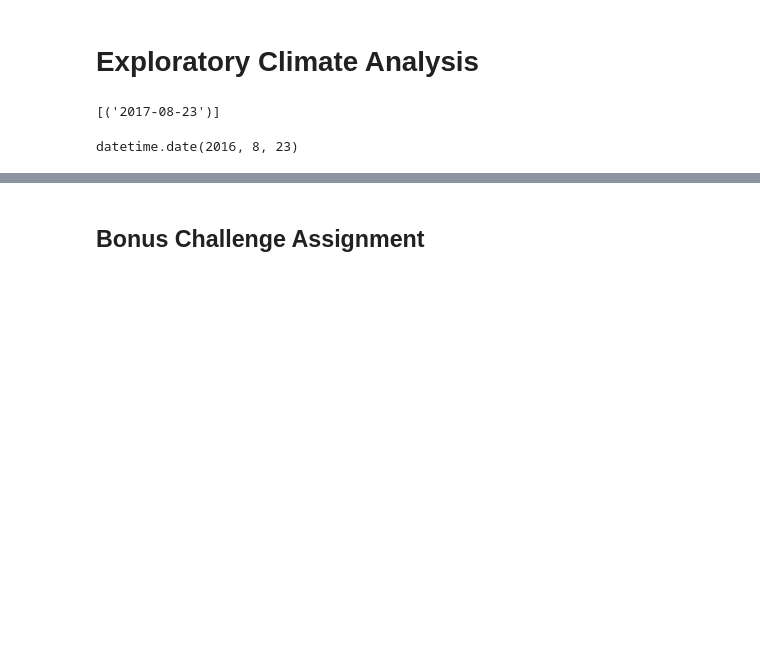
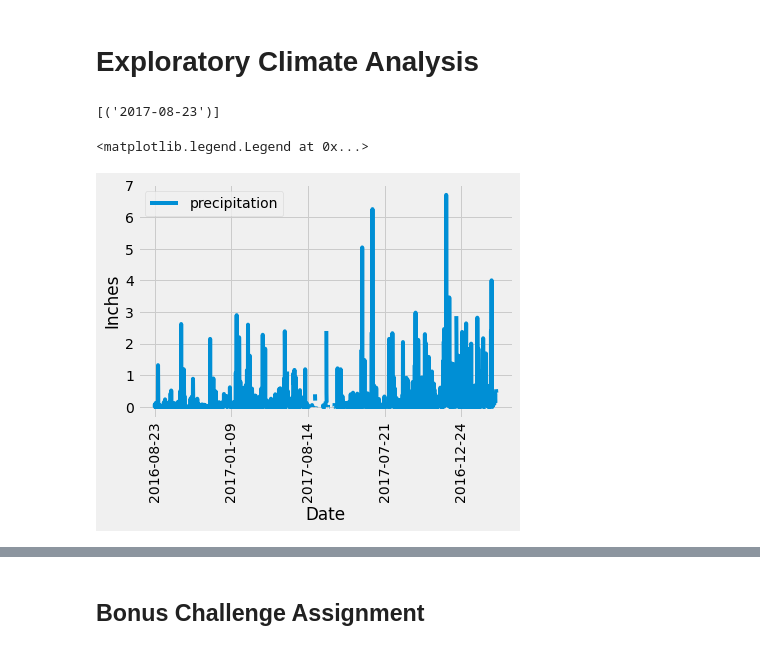
Before and after one commit to saronraut/sqlalchemy-Challenge, a Jupyter notebook: Instructions/climate_starter.ipynb, the cells around one changed output, grey strips where cells are left out. Cells and saved outputs as stored; diff of their text form; code cells hidden in the pictures; blank space fills up the shorter version.

```diff
--- a/Instructions/climate_starter.ipynb
+++ b/Instructions/climate_starter.ipynb
@@ -47,17 +47,30 @@ last_date
 # %%
 # Design a query to retrieve the last 12 months of precipitation data and plot the results
 
 # Calculate the date 1 year ago from the last data point in the database
 year_ago = dt.date(2017,8,23) - dt.timedelta(days=365)
-year_ago
+
 # Perform a query to retrieve the data and precipitation scores
+db_retrieve = session.query(measurement.date, measurement.prcp).filter(measurement.date >= year_ago).all()
 
 # Save the query results as a Pandas DataFrame and set the index to the date column
+df_measurement = pd.DataFrame(db_retrieve, columns=['date', 'precipitation'])
 
 # Sort the dataframe by date
+df_measurement = df_measurement.sort_values("date")
+#noticed there were some Nan values in the DB. so Nan values were dropped
+df_measurement = df_measurement.dropna(how ='any')
+df_measurement = df_measurement.reset_index(drop = True)
+
 
 # Use Pandas Plotting with Matplotlib to plot the data
+df.plot(x='date', y='precipitation')
+plt.xticks(rotation = 90)
+plt.xlabel("Date")
+plt.ylabel("Inches")
+plt.legend(loc = 'best')
 # %% [output]
-datetime.date(2016, 8, 23)
+<matplotlib.legend.Legend at 0x...>
+[figure, added]
 # %%
 # Use Pandas to calcualte the summary statistics for the precipitation data
```
Also changed, not shown: parts of 5 cells of this notebook.
